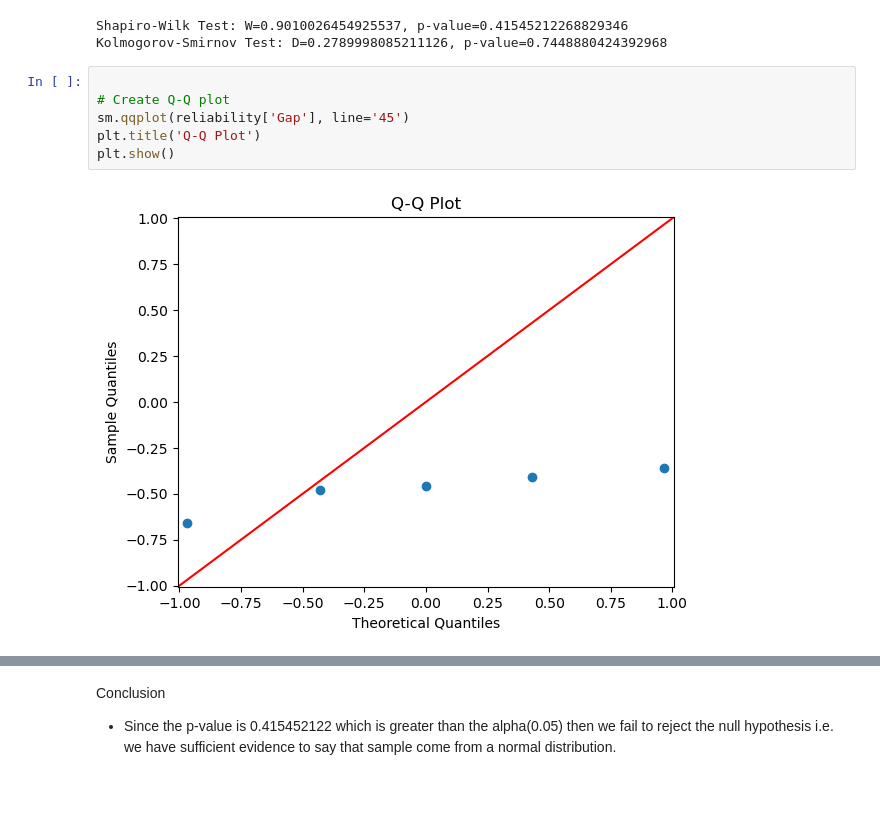
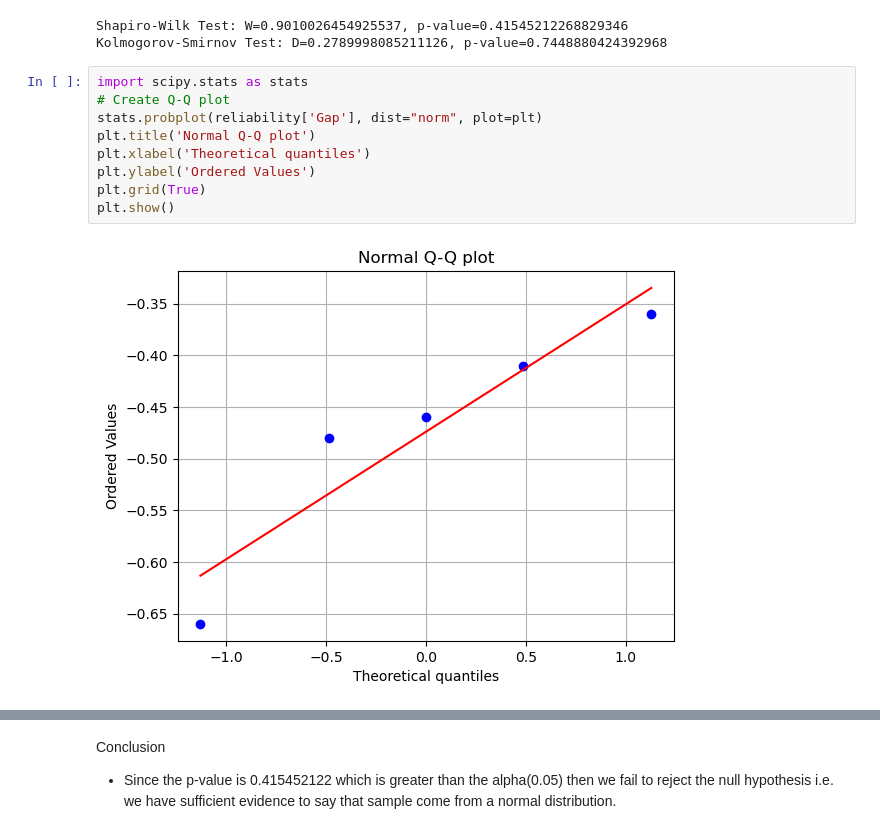
Before and after one commit to Lorraine254/likertScaleAnalysis, a Jupyter notebook: analysis_v1.ipynb, the cells around one changed output, grey strips where cells are left out. Cells and saved outputs as stored; diff of their text form; blank space fills up the shorter version.

```diff
--- a/analysis_v1.ipynb
+++ b/analysis_v1.ipynb
@@ -1417,11 +1426,14 @@ print(f'Kolmogorov-Smirnov Test: D={ks_test.statistic}, p-value={ks_test.pvalue}
 # %% [output]
 Shapiro-Wilk Test: W=0.9010026454925537, p-value=0.41545212268829346
 Kolmogorov-Smirnov Test: D=0.2789998085211126, p-value=0.7448880424392968
-# %%
-
-# Create Q-Q plot
-sm.qqplot(reliability['Gap'], line='45')
-plt.title('Q-Q Plot')
-plt.show()
-# %% [output]
-[figure, removed]
+# %%
+import scipy.stats as stats
+# Create Q-Q plot
+stats.probplot(reliability['Gap'], dist="norm", plot=plt)
+plt.title('Normal Q-Q plot')
+plt.xlabel('Theoretical quantiles')
+plt.ylabel('Ordered Values')
+plt.grid(True)
+plt.show()
+# %% [output]
+[figure, added]
```
Also changed, not shown: parts of 71 cells of this notebook.
